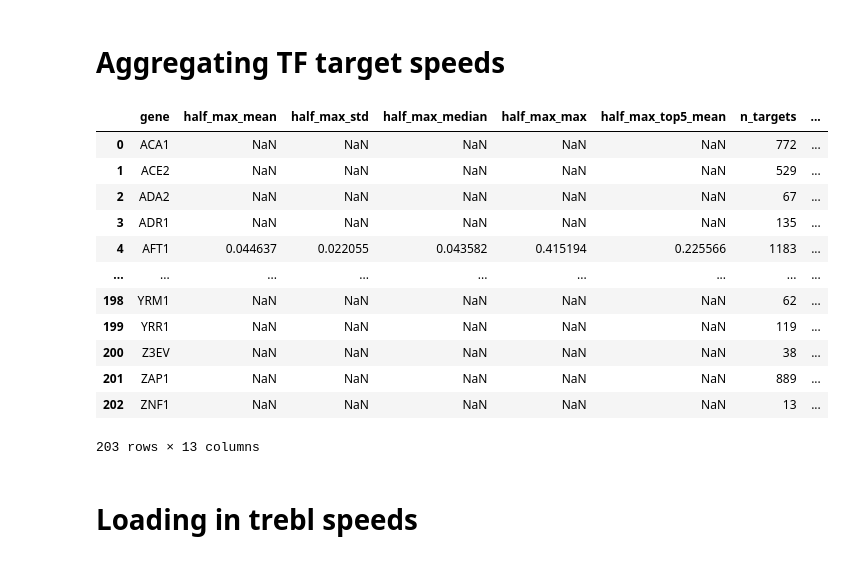
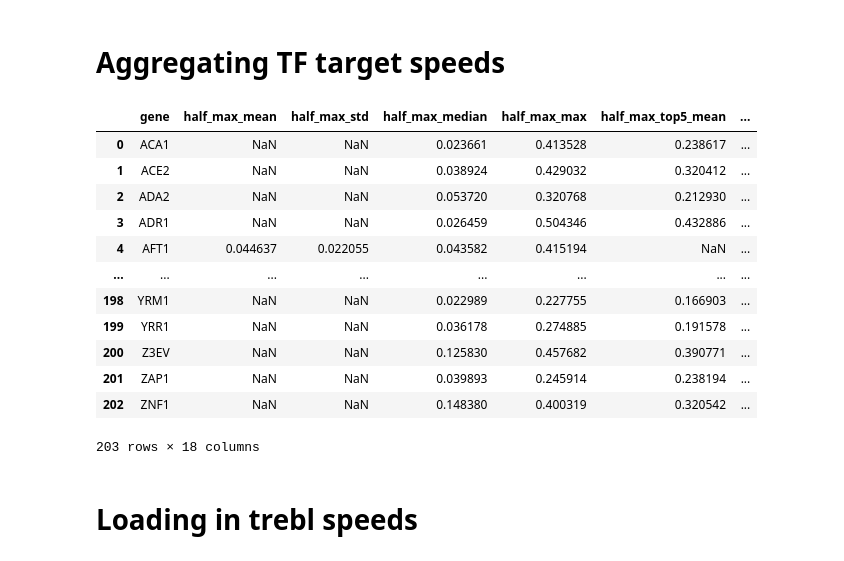
Before and after one commit to sanjanakotha/TREBL-analysis, a Jupyter notebook: notebooks/ChopTFs/pipeline/25_idea_comparison.ipynb, the cells around one changed output. Drawn from its saved outputs; the diff is of its cells as text; code cells hidden in the pictures.

```diff
--- a/notebooks/ChopTFs/pipeline/25_idea_comparison.ipynb
+++ b/notebooks/ChopTFs/pipeline/25_idea_comparison.ipynb
@@ -96,49 +96,61 @@ len(idea_kinetics["GeneName"].unique())
 # %%
 def aggregate_kinetics(df, col, prefix, cv_threshold=0.5):
     result = (
         df.groupby("TF")[col]
         .agg(
-            **{f"{prefix}_mean":         'mean'},
-            **{f"{prefix}_std":          'std'},
-            **{f"{prefix}_median":       'median'},
-            **{f"{prefix}_max":          'max'},
-            **{f"{prefix}_top5_mean":    lambda x: x.nlargest(5).mean()},
-            **{f"n_targets":             'count'},
+            **{f"{prefix}_mean":       'mean'},
+            **{f"{prefix}_std":        'std'},
+            **{f"{prefix}_median":     'median'},
+            **{f"{prefix}_max":        'max'},
+            **{f"{prefix}_top5_mean":  lambda x: x.nlargest(5).mean()},
+            **{f"{prefix}_top5_std":   lambda x: x.nlargest(5).std()},
+            **{f"{prefix}_top50_mean": lambda x: x.nlargest(50).mean()},
+            **{f"{prefix}_top50_std":  lambda x: x.nlargest(50).std()},
+            **{f"n_targets":           'count'},
         )
         .reset_index()
         .rename(columns={"TF": "gene"})
     )
 
-    result["cv"] = result[f"{prefix}_std"] / result[f"{prefix}_mean"].abs()
+    # Mask each group's mean+std if that group's CV (std/mean) exceeds the threshold.
+    # This way top5 and top50 are judged by their own spread, not the overall one.
+    for grp, mean_col, std_col in [
+        ("overall", f"{prefix}_mean",       f"{prefix}_std"),
+        ("top5",    f"{prefix}_top5_mean",  f"{prefix}_top5_std"),
+        ("top50",   f"{prefix}_top50_mean", f"{prefix}_top50_std"),
+    ]:
+        cv = result[std_col] / result[mean_col].abs()
+        result.loc[cv > cv_threshold, [mean_col, std_col]] = pd.NA
 
-    cols_to_mask = [c for c in result.columns if c.startswith(prefix)]
-    result.loc[result["cv"] > cv_threshold, cols_to_mask] = pd.NA
+    # Median and max don't have their own std, so fall back to the overall CV
+    overall_cv = result[f"{prefix}_std"] / result[f"{prefix}_mean"].abs()
+    result.loc[overall_cv > cv_threshold, [f"{prefix}_median", f"{prefix}_max"]] = pd.NA
 
     return result
 
 
 tf_kinetics_halfmax = aggregate_kinetics(idea_kinetics, "half_max_time", "half_max")
 tf_kinetics_rate    = aggregate_kinetics(idea_kinetics, "rate",          "rate")
 
 tf_kinetics = tf_kinetics_halfmax.merge(
-    tf_kinetics_rate.drop(columns=["n_targets", "cv"]),
+    tf_kinetics_rate.drop(columns=["n_targets"]),  # cv no longer a column; only drop n_targets
     on="gene"
 )
 tf_kinetics
 # %% [output]
-|  | gene | half_max_mean | half_max_std | half_max_median | half_max_max | half_max_top5_mean | n_targets | ... |
-| 0 | ACA1 | NaN | NaN | NaN | NaN | NaN | 772 | ... |
-| 1 | ACE2 | NaN | NaN | NaN | NaN | NaN | 529 | ... |
-| 2 | ADA2 | NaN | NaN | NaN | NaN | NaN | 67 | ... |
-| 3 | ADR1 | NaN | NaN | NaN | NaN | NaN | 135 | ... |
-| 4 | AFT1 | 0.044637 | 0.022055 | 0.043582 | 0.415194 | 0.225566 | 1183 | ... |
-| ... | ... | ... | ... | ... | ... | ... | ... | ... |
-| 198 | YRM1 | NaN | NaN | NaN | NaN | NaN | 62 | ... |
-| 199 | YRR1 | NaN | NaN | NaN | NaN | NaN | 119 | ... |
-| 200 | Z3EV | NaN | NaN | NaN | NaN | NaN | 38 | ... |
-| 201 | ZAP1 | NaN | NaN | NaN | NaN | NaN | 889 | ... |
-| 202 | ZNF1 | NaN | NaN | NaN | NaN | NaN | 13 | ... |
+|  | gene | half_max_mean | half_max_std | half_max_median | half_max_max | half_max_top5_mean | ... |
+| 0 | ACA1 | NaN | NaN | 0.023661 | 0.413528 | 0.238617 | ... |
+| 1 | ACE2 | NaN | NaN | 0.038924 | 0.429032 | 0.320412 | ... |
+| 2 | ADA2 | NaN | NaN | 0.053720 | 0.320768 | 0.212930 | ... |
+| 3 | ADR1 | NaN | NaN | 0.026459 | 0.504346 | 0.432886 | ... |
+| 4 | AFT1 | 0.044637 | 0.022055 | 0.043582 | 0.415194 | NaN | ... |
+| ... | ... | ... | ... | ... | ... | ... | ... |
+| 198 | YRM1 | NaN | NaN | 0.022989 | 0.227755 | 0.166903 | ... |
+| 199 | YRR1 | NaN | NaN | 0.036178 | 0.274885 | 0.191578 | ... |
+| 200 | Z3EV | NaN | NaN | 0.125830 | 0.457682 | 0.390771 | ... |
+| 201 | ZAP1 | NaN | NaN | 0.039893 | 0.245914 | 0.238194 | ... |
+| 202 | ZNF1 | NaN | NaN | 0.148380 | 0.400319 | 0.320542 | ... |
-203 rows × 13 columns
+203 rows × 18 columns
 # %% [markdown]
 # Loading in trebl speeds
 # %%
```
Also changed, not shown: parts of 18 cells of this notebook, 19 other files.
